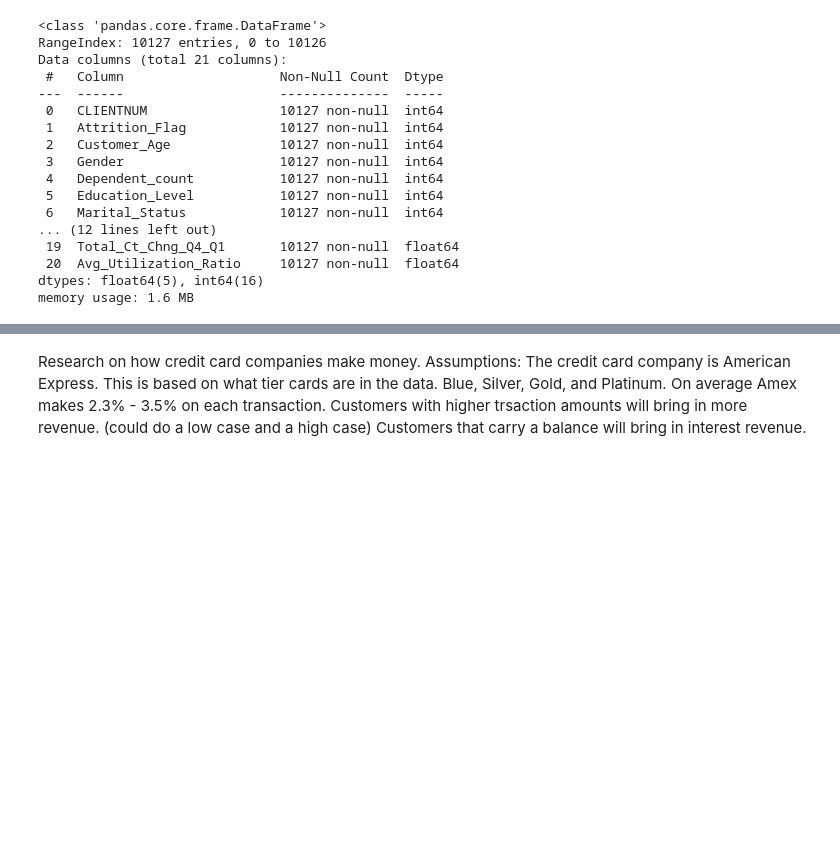
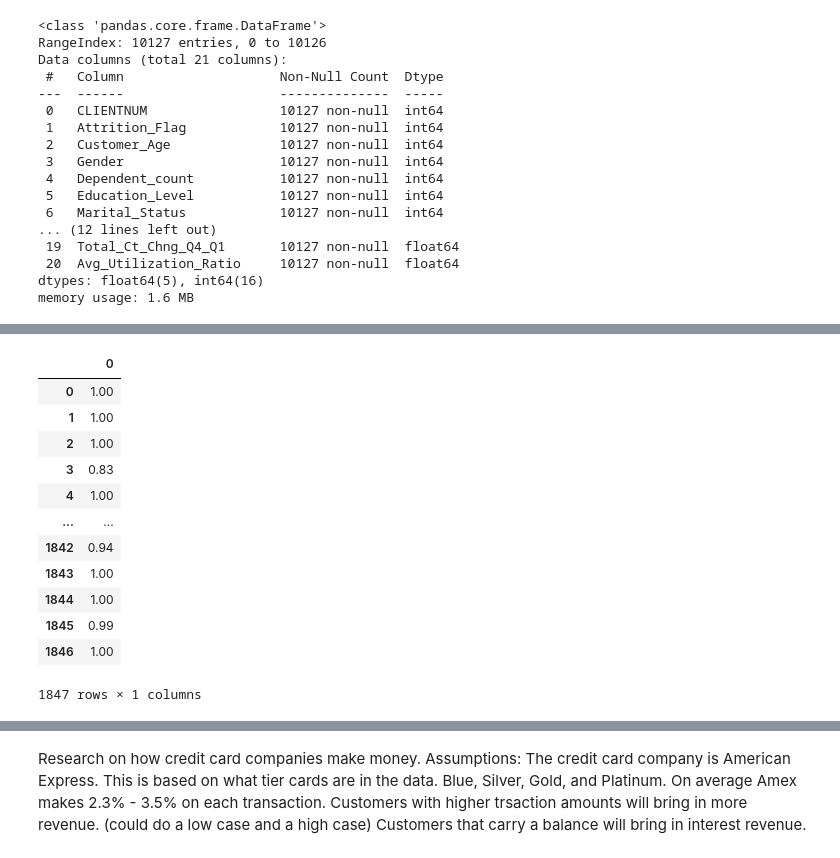
Before and after one commit to NickSordi/FU6520_NS, a Jupyter notebook: CLV/CLV_NS.ipynb, the cells around one changed output, grey strips where cells are left out. Cells and saved outputs as stored; diff of their text form; code cells hidden in the pictures; blank space fills up the shorter version.

```diff
--- a/CLV/CLV_NS.ipynb
+++ b/CLV/CLV_NS.ipynb
@@ -99,0 +174,6 @@ df
+# %%
+# Predict on the test set
+y_pred = pd.DataFrame(RFC.predict(X_test))
+y_pred_proba = pd.DataFrame(RFC.predict_proba(X_test)[:, 1])
+#y_pred_proba = y_pred_proba.rename(columns={0: 'Attrited Customer'})
+#y_pred_proba = y_pred_proba.rename(columns={1: 'Existing Customer'})
@@ -99,0 +186,16 @@ df
+# %%
+y_pred_proba
+# %% [output]
+|  | 0 |
+| 0 | 1.00 |
+| 1 | 1.00 |
+| 2 | 1.00 |
+| 3 | 0.83 |
+| 4 | 1.00 |
+| ... | ... |
+| 1842 | 0.94 |
+| 1843 | 1.00 |
+| 1844 | 1.00 |
+| 1845 | 0.99 |
+| 1846 | 1.00 |
+1847 rows × 1 columns
```
Also changed, not shown: parts of 30 cells of this notebook.
